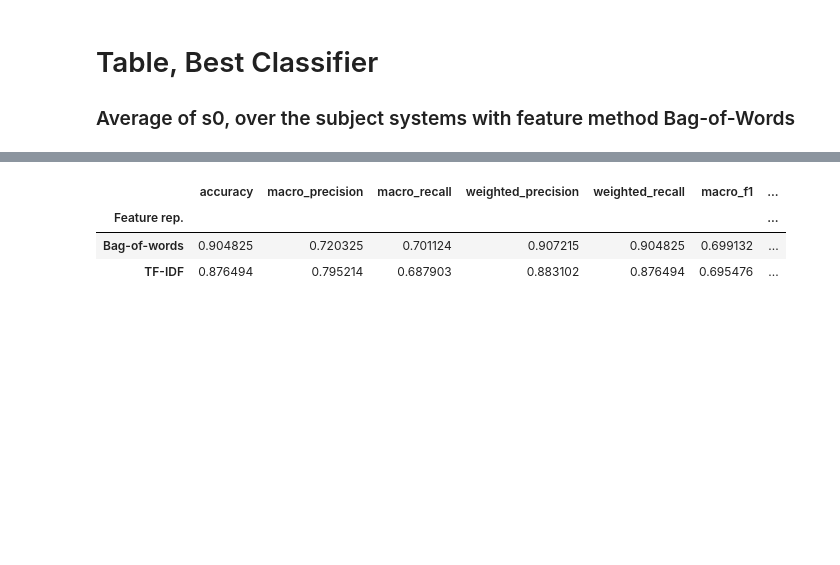
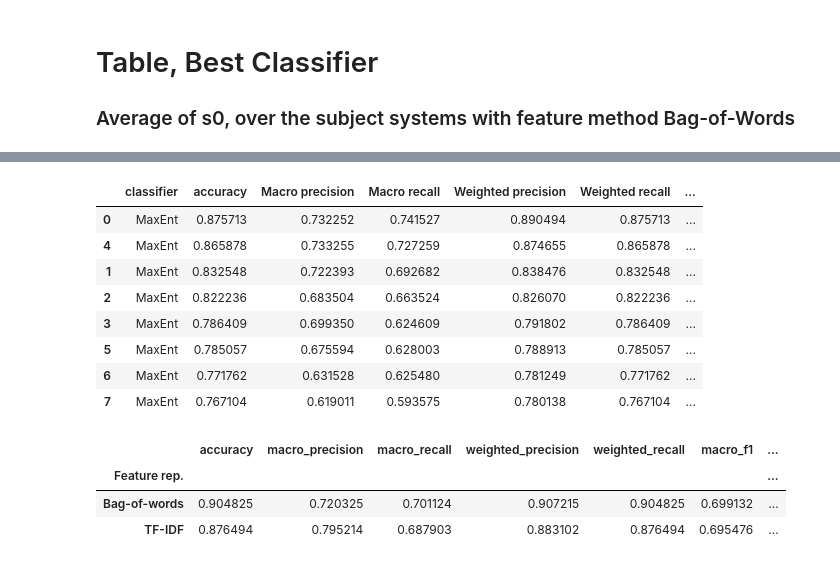
Before and after one commit to alexanderflorean/BSc-JavSoCoClassifier, a Jupyter notebook: jupyter/Untitled.ipynb, the cells around one changed output, grey strips where cells are left out. Cells and saved outputs as stored; diff of their text form; code cells hidden in the pictures; blank space fills up the shorter version.

```diff
--- a/jupyter/Untitled.ipynb
+++ b/jupyter/Untitled.ipynb
@@ -44,7 +44,7 @@ team_tfidf = dfs[2].loc[dfs[2]['Feature rep.'].isin(['TF-IDF'])]
 # %%
 df_temp = [dfs[0], dfs[1], dfs[2]]
 df_all = pd.concat(df_temp)
-tmp_all = df_all
+tmp_all = df_all.copy()
 tmp_all=tmp_all.drop(columns=['train_size','test_size', 'settings', 'report_table'])
 df_all = df_all.drop(columns=['settings','report_table', 'train_size', 'test_size'])
 
@@ -139,3 +139,86 @@ tmp.sort_values(by=['accuracy'], ascending=False)
+# %%
+tmp = tmp_all.copy()
+
+# remove tf-idf
+indices = tmp[(tmp['Feature rep.'] == 'TF-IDF')].index
+tmp.drop(indices, inplace=True)
+
+tmp = tmp[(tmp['setting_id'] == 's0')]
+tmp=tmp.groupby(['classifier']).mean()
+tmp.reset_index(inplace=True)
+tmp['Setting Id']='s0'
+tmp.sort_values(by=['accuracy'], ascending=False)
+s0=tmp.head(1)
+
+tmp = tmp_all.copy()
+tmp = tmp[(tmp['setting_id'] == 's1')]
+tmp=tmp.groupby(['classifier']).mean()
+tmp.reset_index(inplace=True)
+tmp['Setting Id']='s1'
+tmp.sort_values(by=['accuracy'], ascending=False)
+s1=tmp.head(1)
+
+tmp = tmp_all.copy()
+tmp = tmp[(tmp['setting_id'] == 's2')]
+tmp=tmp.groupby(['classifier']).mean()
+tmp.reset_index(inplace=True)
+tmp['Setting Id']='s2'
+tmp.sort_values(by=['accuracy'], ascending=False)
+s2=tmp.head(1)
+
+tmp = tmp_all.copy()
+tmp = tmp[(tmp['setting_id'] == 's3')]
+tmp=tmp.groupby(['classifier']).mean()
+tmp.reset_index(inplace=True)
+tmp['Setting Id']='s3'
+tmp.sort_values(by=['accuracy'], ascending=False)
+s3=tmp.head(1)
+
+tmp = tmp_all.copy()
+tmp = tmp[(tmp['setting_id'] == 's4')]
+tmp=tmp.groupby(['classifier']).mean()
+tmp.reset_index(inplace=True)
+tmp['Setting Id']='s4'
+tmp.sort_values(by=['accuracy'], ascending=False)
+s4=tmp.head(1)
+
+tmp = tmp_all.copy()
+tmp = tmp[(tmp['setting_id'] == 's5')]
+tmp=tmp.groupby(['classifier']).mean()
+tmp.reset_index(inplace=True)
+tmp['Setting Id']='s5'
+tmp.sort_values(by=['accuracy'], ascending=False)
+s5=tmp.head(1)
+
+tmp = tmp_all.copy()
+tmp = tmp[(tmp['setting_id'] == 's6')]
+tmp=tmp.groupby(['classifier']).mean()
+tmp.reset_index(inplace=True)
+tmp['Setting Id']='s6'
+tmp.sort_values(by=['accuracy'], ascending=False)
+s6=tmp.head(1)
+
+tmp = tmp_all.copy()
+tmp = tmp[(tmp['setting_id'] == 's7')]
+tmp=tmp.groupby(['classifier']).mean()
+tmp.reset_index(inplace=True)
+tmp['Setting Id']='s7'
+tmp.sort_values(by=['accuracy'], ascending=False)
+s7=tmp.head(1)
+
+best_pre = pd.concat([s0,s1,s2,s3,s4,s5,s6,s7], ignore_index=True)
+best_pre.set_index('Setting Id')
+best_pre.sort_values(by='accuracy', ascending=False)
+# %% [output]
+|  | classifier | accuracy | Macro precision | Macro recall | Weighted precision | Weighted recall | ... |
+| 0 | MaxEnt | 0.875713 | 0.732252 | 0.741527 | 0.890494 | 0.875713 | ... |
+| 4 | MaxEnt | 0.865878 | 0.733255 | 0.727259 | 0.874655 | 0.865878 | ... |
+| 1 | MaxEnt | 0.832548 | 0.722393 | 0.692682 | 0.838476 | 0.832548 | ... |
+| 2 | MaxEnt | 0.822236 | 0.683504 | 0.663524 | 0.826070 | 0.822236 | ... |
+| 3 | MaxEnt | 0.786409 | 0.699350 | 0.624609 | 0.791802 | 0.786409 | ... |
+| 5 | MaxEnt | 0.785057 | 0.675594 | 0.628003 | 0.788913 | 0.785057 | ... |
+| 6 | MaxEnt | 0.771762 | 0.631528 | 0.625480 | 0.781249 | 0.771762 | ... |
+| 7 | MaxEnt | 0.767104 | 0.619011 | 0.593575 | 0.780138 | 0.767104 | ... |
 # %%
 
 res = df_all.sort_values(by='accuracy',ascending=[False])
```
Also changed, not shown: parts of 7 cells of this notebook.
